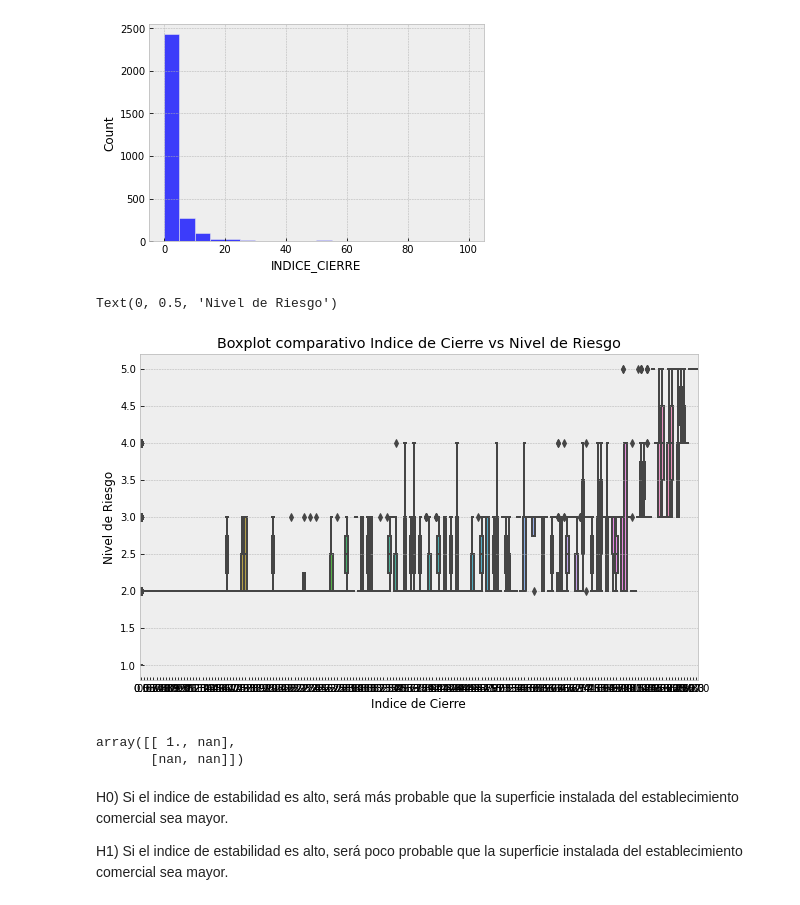
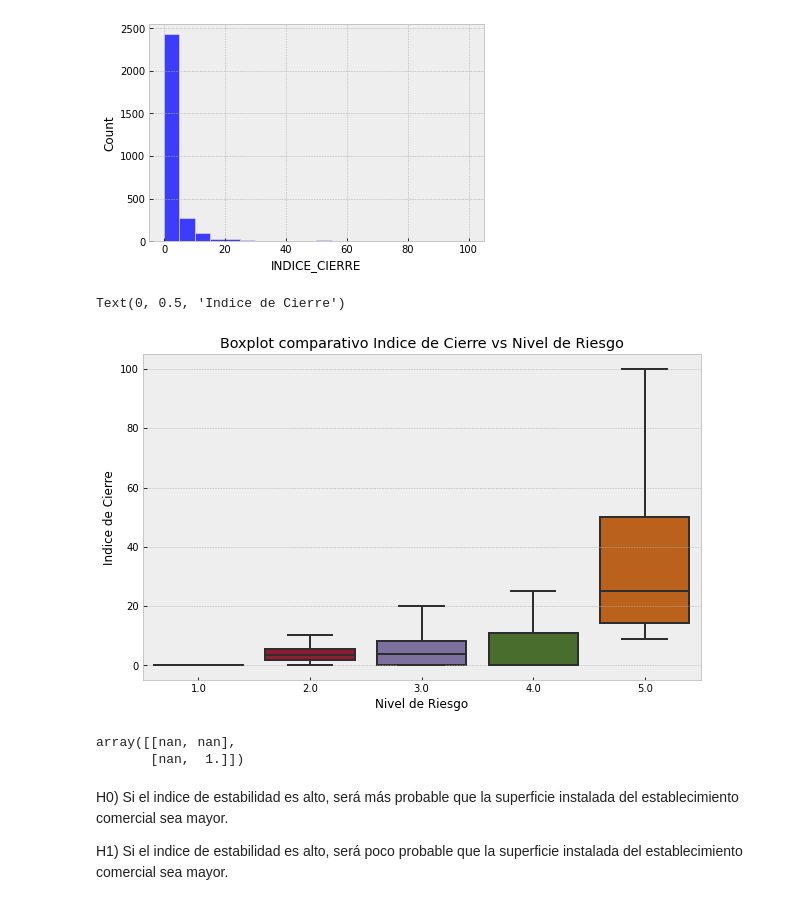
Before and after one commit to juampi2388/Entrega-trabajo-Juan-Pablo-Fratuzzo, a Jupyter notebook: Datasets+Fratuzzoultimo.ipynb, the cells around one changed output. Cells and saved outputs as stored; diff of their text form; code cells hidden in the pictures.

```diff
--- a/Datasets+Fratuzzoultimo.ipynb
+++ b/Datasets+Fratuzzoultimo.ipynb
@@ -75,22 +75,22 @@ sns.histplot(data=df, x="INDICE_CIERRE",bins=20)
 [figure]
 # %%
 plt.figure(figsize=(10,6))
-sns.boxplot(x=df.INDICE_CIERRE, y= df.NIVEL_RIESGO)
+sns.boxplot(x=df.NIVEL_RIESGO, y= df.INDICE_CIERRE, showfliers=False)
 plt.title('Boxplot comparativo Indice de Cierre vs Nivel de Riesgo')
-plt.xlabel('Indice de Cierre')
-plt.ylabel('Nivel de Riesgo')
+plt.xlabel('Nivel de Riesgo')
+plt.ylabel('Indice de Cierre')
 # %% [output]
-Text(0, 0.5, 'Nivel de Riesgo')
+Text(0, 0.5, 'Indice de Cierre')
-[figure, old version]
+[figure, new version]
 # %%
 import numpy as np
 df['NIVEL_RIESGO'] = df['NIVEL_RIESGO'].replace('NULL', '0')
 df['INDICE_CIERRE'] = df['INDICE_CIERRE'].replace('NULL', '0')
 
-np.corrcoef(df.INDICE_CIERRE, df.NIVEL_RIESGO)
+np.corrcoef(df.NIVEL_RIESGO, df.INDICE_CIERRE)
 # %% [output]
-array([[ 1., nan],
-       [nan, nan]])
+array([[nan, nan],
+       [nan,  1.]])
 # %% [markdown]
 H0) Si el indice de estabilidad es alto, será más probable que la superficie instalada del establecimiento comercial sea mayor.
 
```
Also changed, not shown: parts of 1 cell of this notebook.
